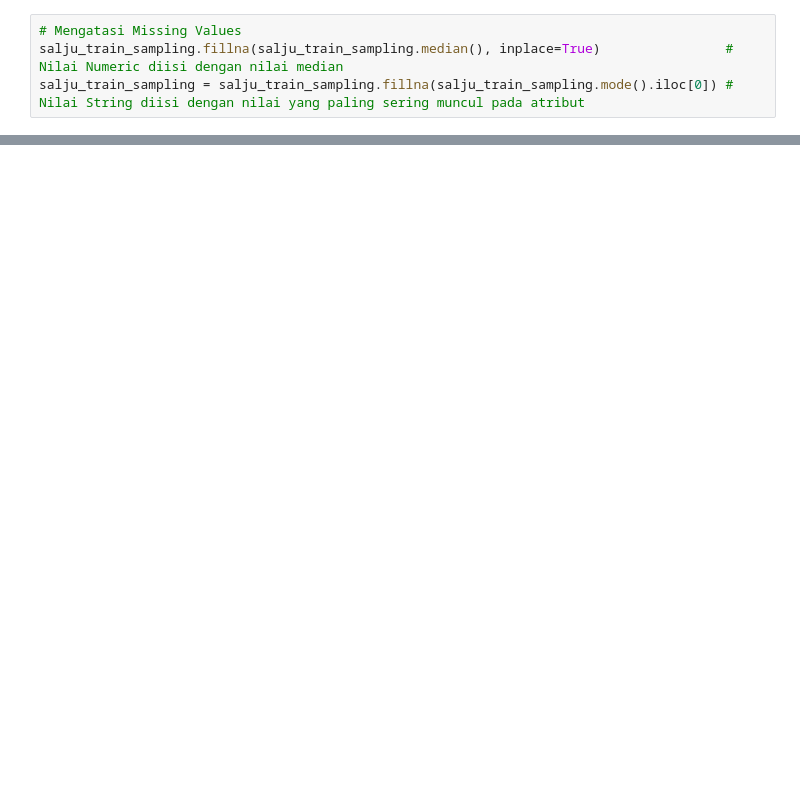
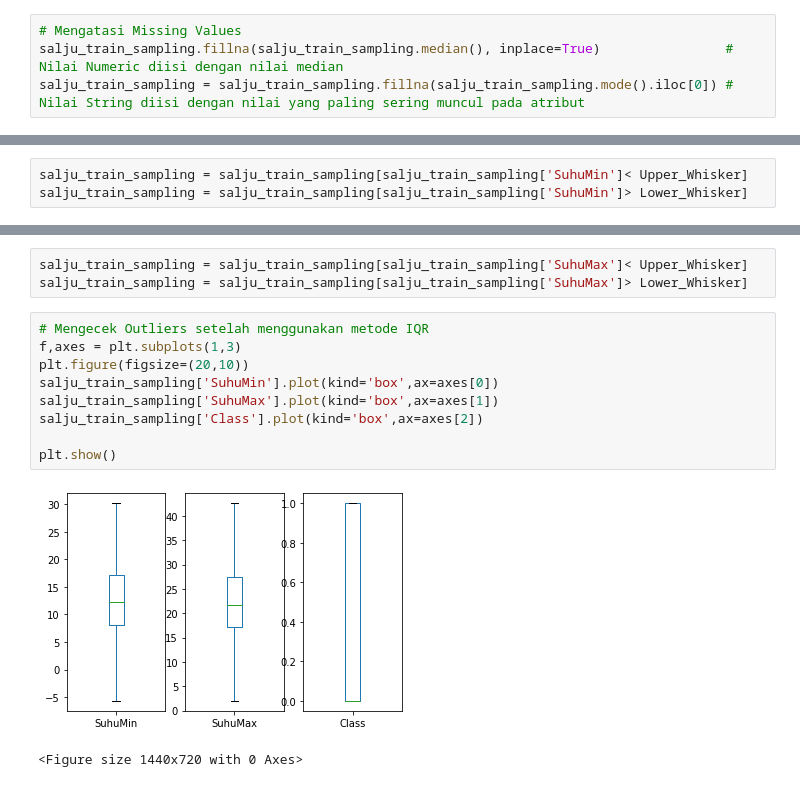
Before and after one commit to marcellorasel/Machine-Learning-Classification-Salju, a Jupyter notebook: TUBES_CLASSIFICATION.ipynb, the cells around one changed output, grey strips where cells are left out. Drawn from its saved outputs; the diff is of its cells as text; blank space fills up the shorter version.

```diff
--- a/TUBES_CLASSIFICATION.ipynb
+++ b/TUBES_CLASSIFICATION.ipynb
@@ -123,0 +199,3 @@ salju_train_sampling = salju_train_sampling.fillna(salju_train_sampling.mode().i
+# %%
+salju_train_sampling = salju_train_sampling[salju_train_sampling['SuhuMin']< Upper_Whisker]
+salju_train_sampling = salju_train_sampling[salju_train_sampling['SuhuMin']> Lower_Whisker]
@@ -124,3 +218,18 @@ salju_train_sampling = salju_train_sampling.fillna(salju_train_sampling.mode().i
+# %%
+salju_train_sampling = salju_train_sampling[salju_train_sampling['SuhuMax']< Upper_Whisker]
+salju_train_sampling = salju_train_sampling[salju_train_sampling['SuhuMax']> Lower_Whisker]
+# %%
+# Mengecek Outliers setelah menggunakan metode IQR
+f,axes = plt.subplots(1,3)
+plt.figure(figsize=(20,10))
+salju_train_sampling['SuhuMin'].plot(kind='box',ax=axes[0])
+salju_train_sampling['SuhuMax'].plot(kind='box',ax=axes[1])
+salju_train_sampling['Class'].plot(kind='box',ax=axes[2])
+
+plt.show()
+# %% [output]
+[figure, added]
+<Figure size 1440x720 with 0 Axes>
 # %%
 # Mengecek Data Unique
 def check(data):
```
Also changed, not shown: parts of 13 cells of this notebook.
